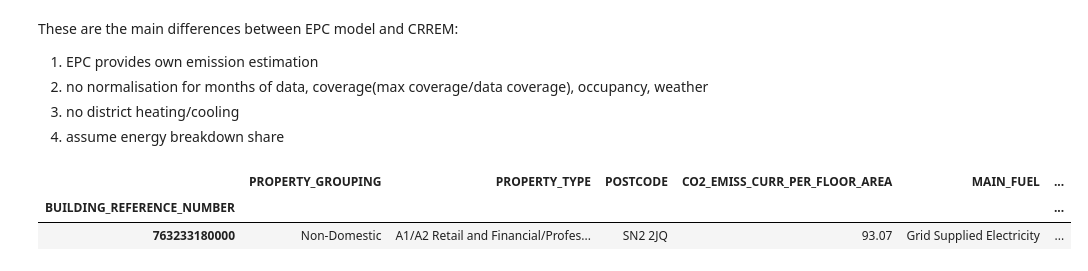
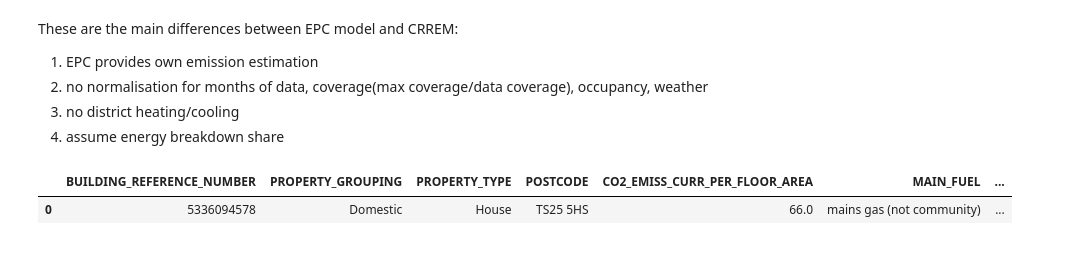
Before and after one commit to BlockchainClimateInstitute/package-crrem, a Jupyter notebook: CVAR .ipynb, the cells around one changed output. Drawn from its saved outputs; the diff is of its cells as text; code cells hidden in the pictures.

```diff
--- a/CVAR .ipynb
+++ b/CVAR .ipynb
@@ -43,7 +596,5 @@ hdd_cdd_by_nuts.set_index('nuts_code', inplace=True)
 # %%
-epc = DataQ(f"""select * from public.epcsourcedata where "BUILDING_REFERENCE_NUMBER" = {763233180000} """).data
-epc.set_index('BUILDING_REFERENCE_NUMBER')
+DataQ(f"""select * from public.epcsourcedata where "BUILDING_REFERENCE_NUMBER" = {5336094578} """).data
 # %% [output]
-|  | PROPERTY_GROUPING | PROPERTY_TYPE | POSTCODE | CO2_EMISS_CURR_PER_FLOOR_AREA | MAIN_FUEL | ... |
-| BUILDING_REFERENCE_NUMBER |  |  |  |  |  | ... |
-| 763233180000 | Non-Domestic | A1/A2 Retail and Financial/Profes... | SN2 2JQ | 93.07 | Grid Supplied Electricity | ... |
+|  | BUILDING_REFERENCE_NUMBER | PROPERTY_GROUPING | PROPERTY_TYPE | POSTCODE | CO2_EMISS_CURR_PER_FLOOR_AREA | MAIN_FUEL | ... |
+| 0 | 5336094578 | Domestic | House | TS25 5HS | 66.0 | mains gas (not community) | ... |
```
Also changed, not shown: parts of 13 cells of this notebook, 9 other files.
